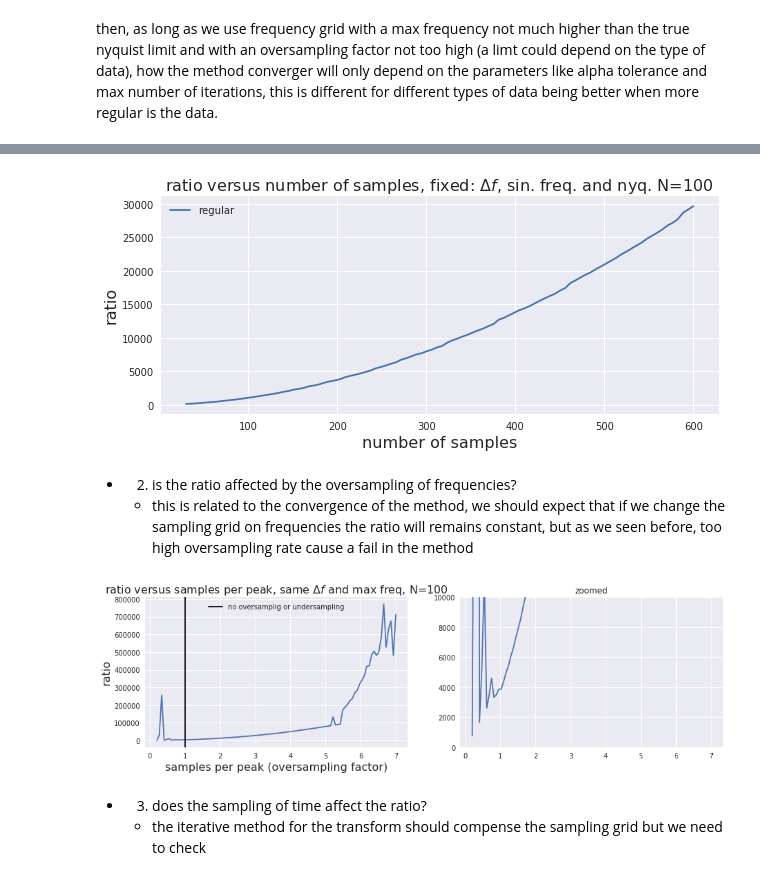
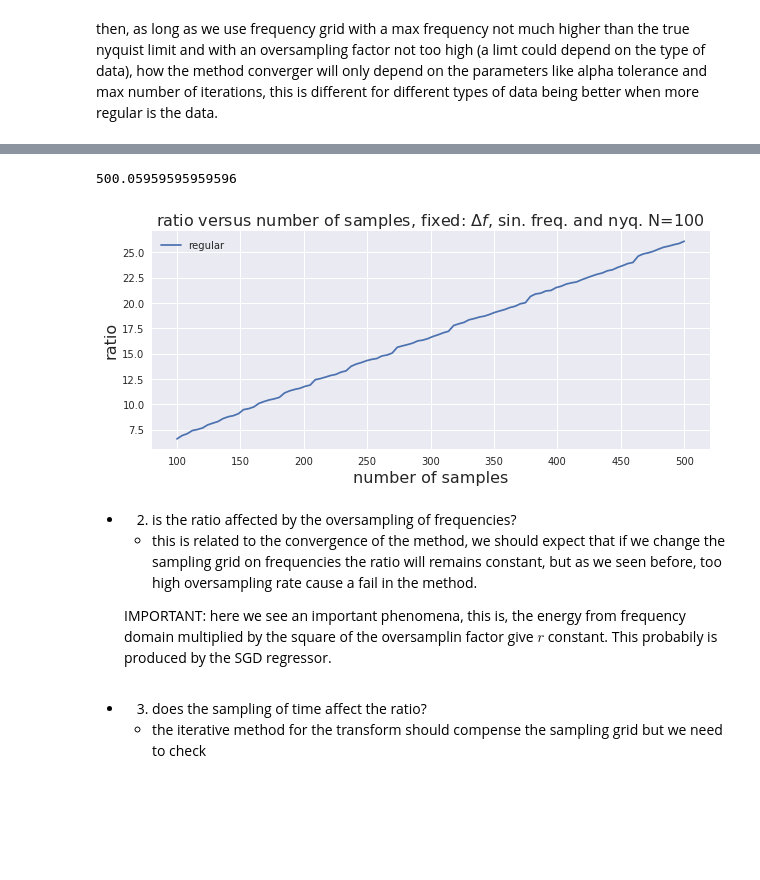
Before and after one commit to frmunozz/IrregularMatchedFilter, a Jupyter notebook: developing/notebooks/AlgorithmPartByPart.ipynb, the cells around one changed output, grey strips where cells are left out. Saved outputs shown, nothing was run; the diff lists cells and outputs as text; code cells hidden in the pictures; blank space fills up the shorter version.

```diff
--- a/developing/notebooks/AlgorithmPartByPart.ipynb
+++ b/developing/notebooks/AlgorithmPartByPart.ipynb
@@ -302,13 +284,15 @@ and with this we ask:
 import pdb
 def ratio(timeSeries, freqSeries):
     timeDeltas = deltas(timeSeries.times)
-    freqDeltas = deltas(freqSeries.frequencies)
+    freqDeltas = deltas(freqSeries)
+#     print(freqSeries.frequency_object.samples_per_peak)
     sumTimes = 0
     sumFreqs = 0
     for i in range(0, len(timeSeries)-1):
         sumTimes += np.abs(timeSeries[i])**2 * timeDeltas[i]
     for i in range(0, len(freqSeries)):
-        sumFreqs += np.abs(freqSeries[i])**2 * freqDeltas[i]
+#         sumFreqs += np.abs(freqSeries[i])**2 * freqDeltas[i]
+        sumFreqs += np.abs(freqSeries[i])**2
     return sumTimes / sumFreqs
 
 
@@ -322,7 +306,7 @@ def deltas(timeArray):
 %time
 def p2q1(dt, sin_freq):
     N = 100
-    range_n = np.linspace(30, 600, N)
+    range_n = np.linspace(100, 500, N)
     # sampling rate is constant
     nyq = 1/(2 * dt) # fixed
     stildes = []
@@ -332,7 +316,7 @@ def p2q1(dt, sin_freq):
         times, data = get_data(delta_t=dt, freq=sin_freq, n=n, struct="regular")
         df = 1/times.duration
         freqs = FrequencySamples(input_time=times,
-                                 minimum_frequency=df,
+                                 minimum_frequency=0,
                                  maximum_frequency=nyq,
                                  samples_per_peak=1) # no oversampling factor
         F = Dictionary(times, freqs)
@@ -340,7 +324,7 @@ def p2q1(dt, sin_freq):
         reg.coef_ = np.zeros(F.shape(splited=True)[1]) # reset the coef to avoid bias
         stilde = data.to_frequencyseries(reg=reg)
         stildes.append(stilde)
-        ratios.append(ratio(data, stilde))
+        ratios.append(ratio(data, 2*stilde))
 
     plt.figure(figsize=(10, 4))
     plt.plot(range_n, ratios, label="regular")
@@ -360,12 +344,15 @@ Wall time: 7.39 µs
+500.05959595959596
-[figure, old version]
+[figure, new version]
 # %% [markdown]
 * 2. is the ratio affected by the oversampling of frequencies?
-    + this is related to the convergence of the method, we should expect that if we change the sampling grid on frequencies the ratio will remains constant, but as we seen before, too high oversampling rate cause a fail in the method
+    + this is related to the convergence of the method, we should expect that if we change the sampling grid on frequencies the ratio will remains constant, but as we seen before, too high oversampling rate cause a fail in the method.
+
+    IMPORTANT: here we see an important phenomena, this is, the energy from frequency domain multiplied by the square of the oversamplin factor give $r$ constant. This probabily is produced by the SGD regressor.
 # %%
 def p2q2(times, data, dt, sin_freq):
     N = 100
     nyq = 1 / (2 * dt) # max frequnecy fixed
-    range_samples_per_peak = np.linspace(0.2, 7, N)
+    range_samples_per_peak = np.linspace(1, 7, N)
     df = 1 / times.duration # basic df fixed, change samples per peak
     stildes = []
     ratios = []
@@ -393,8 +380,6 @@ def p2q2(times, data, dt, sin_freq):
     ax2.set_title("zoomed")
 
 p2q2(times, temp, delta_t, freq)
-# %% [output]
-[figure, removed]
 # %% [markdown]
 
 * 3. does the sampling of time affect the ratio?
```
Also changed, not shown: parts of 12 cells of this notebook, 14 other files.
